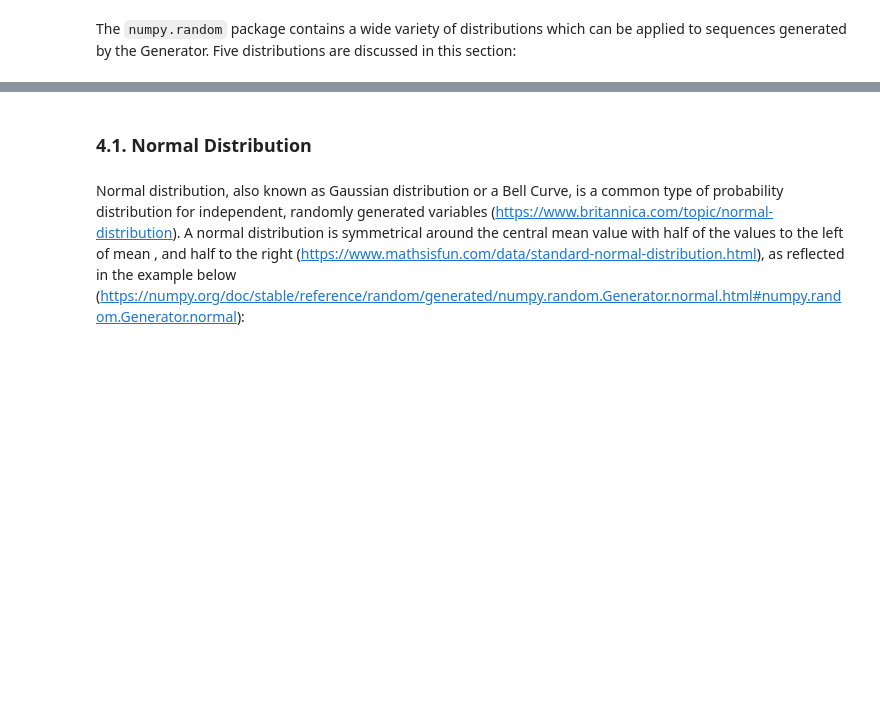
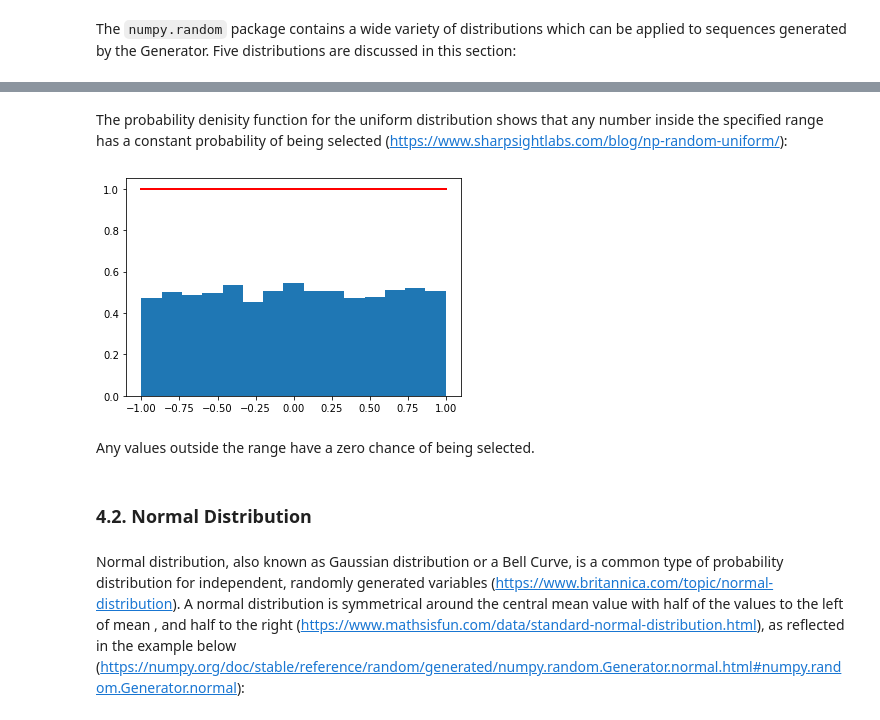
Before and after one commit to AndyWalker81/ProgrammingForDataAnalysis_Assessment, a Jupyter notebook: numpy-random.ipynb, the cells around one changed output, grey strips where cells are left out. Cells and saved outputs as stored; diff of their text form; code cells hidden in the pictures; blank space fills up the shorter version.

Commit message:
Finish distributions

```diff
--- a/numpy-random.ipynb
+++ b/numpy-random.ipynb
@@ -673,5 +737,15 @@
+# %% [markdown]
+The probability denisity function for the uniform distribution shows that any number inside the specified range has a constant probability of being selected (https://www.sharpsightlabs.com/blog/np-random-uniform/):
+# %%
+count, bins, ignored = plt.hist(s, 15, density=True)
+plt.plot(bins, np.ones_like(bins), linewidth=2, color='r')
+plt.show()
+# %% [output]
+[figure, added]
+# %% [markdown]
+Any values outside the range have a zero chance of being selected.
 # %% [markdown]
-### 4.1. Normal Distribution
+### 4.2. Normal Distribution
 # %% [markdown]
 Normal distribution, also known as Gaussian distribution or a Bell Curve, is a common type of probability distribution for independent, randomly generated variables (https://www.britannica.com/topic/normal-distribution). A normal distribution is symmetrical around the central mean value with half of the values to the left of mean , and half to the right (https://www.mathsisfun.com/data/standard-normal-distribution.html), as reflected in the example below (https://numpy.org/doc/stable/reference/random/generated/numpy.random.Generator.normal.html#numpy.random.Generator.normal):
 # %% [markdown]
```
Also changed, not shown: parts of 80 cells of this notebook.
